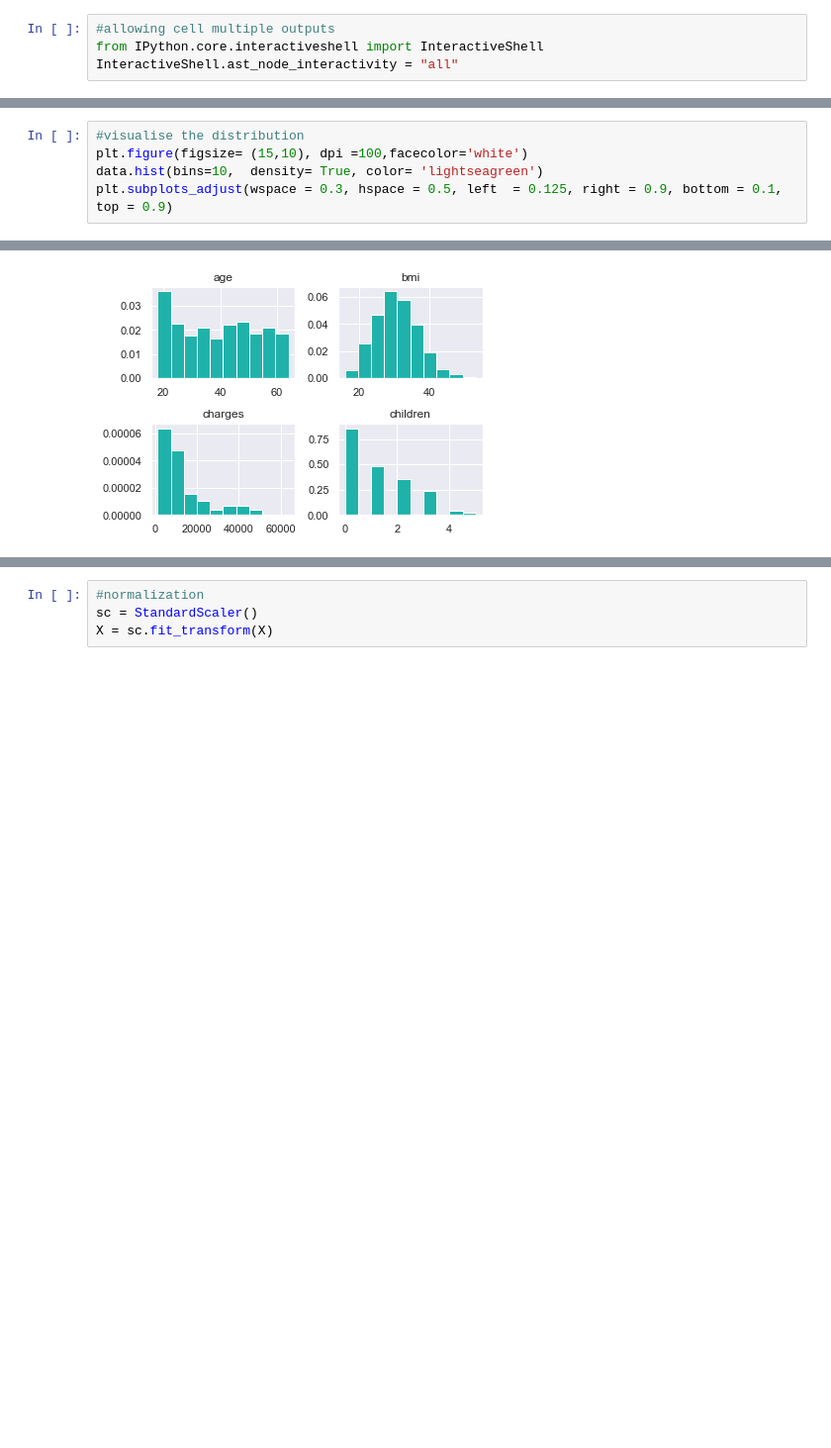
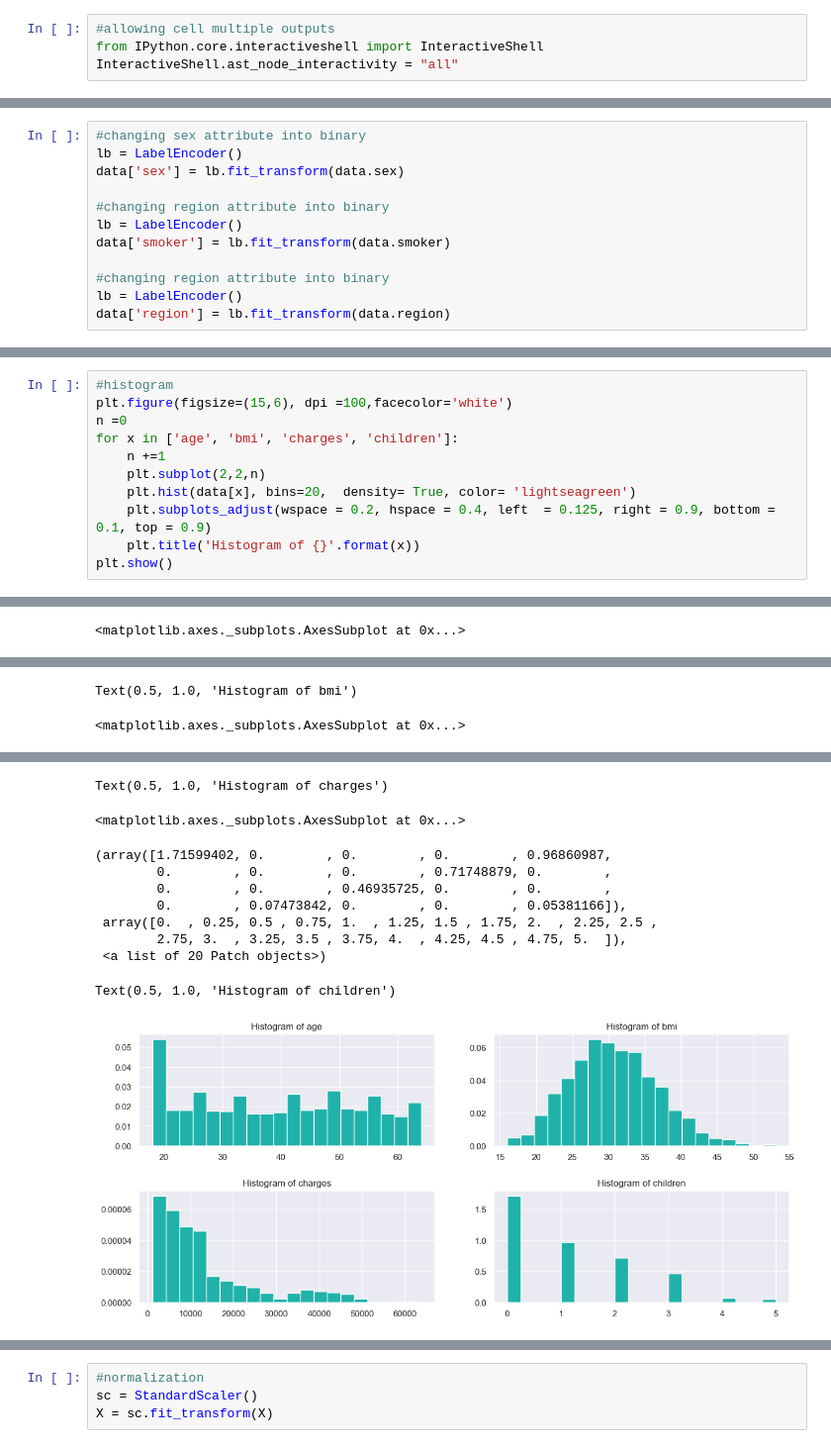
Before and after one commit to Lolpold-T/Health-Insurance-Cost-Prediction--Linear-Regression, a Jupyter notebook: Health Insurance Cost Prediction.ipynb, the cells around one changed output, grey strips where cells are left out. Shown at 99% size. Drawn from its saved outputs; the diff is of its cells as text; blank space fills up the shorter version.

```diff
--- a/Health Insurance Cost Prediction.ipynb
+++ b/Health Insurance Cost Prediction.ipynb
@@ -40,0 +92,12 @@ InteractiveShell.ast_node_interactivity = "all"
+# %%
+#changing sex attribute into binary
+lb = LabelEncoder()
+data['sex'] = lb.fit_transform(data.sex)
+
+#changing region attribute into binary
+lb = LabelEncoder()
+data['smoker'] = lb.fit_transform(data.smoker)
+
+#changing region attribute into binary
+lb = LabelEncoder()
+data['region'] = lb.fit_transform(data.region)
@@ -67,6 +222,12 @@ Name: sex, dtype: int64
 # %%
-#visualise the distribution
-plt.figure(figsize= (15,10), dpi =100,facecolor='white')
-data.hist(bins=10,  density= True, color= 'lightseagreen')
-plt.subplots_adjust(wspace = 0.3, hspace = 0.5, left  = 0.125, right = 0.9, bottom = 0.1, top = 0.9)
+#histogram
+plt.figure(figsize=(15,6), dpi =100,facecolor='white')
+n =0
+for x in ['age', 'bmi', 'charges', 'children']:
+    n +=1
+    plt.subplot(2,2,n)
+    plt.hist(data[x], bins=20,  density= True, color= 'lightseagreen')
+    plt.subplots_adjust(wspace = 0.2, hspace = 0.4, left  = 0.125, right = 0.9, bottom = 0.1, top = 0.9)
+    plt.title('Histogram of {}'.format(x))
+plt.show()
 # %% [output]
@@ -79,0 +244 @@ array([[<matplotlib.axes._subplots.AxesSubplot object at 0x...>,
+<matplotlib.axes._subplots.AxesSubplot at 0x...>
@@ -79,0 +253,2 @@ array([[<matplotlib.axes._subplots.AxesSubplot object at 0x...>,
+Text(0.5, 1.0, 'Histogram of bmi')
+<matplotlib.axes._subplots.AxesSubplot at 0x...>
@@ -80 +267,11 @@ array([[<matplotlib.axes._subplots.AxesSubplot object at 0x...>,
+Text(0.5, 1.0, 'Histogram of charges')
+<matplotlib.axes._subplots.AxesSubplot at 0x...>
+(array([1.71599402, 0.        , 0.        , 0.        , 0.96860987,
+        0.        , 0.        , 0.        , 0.71748879, 0.        ,
+        0.        , 0.        , 0.46935725, 0.        , 0.        ,
+        0.        , 0.07473842, 0.        , 0.        , 0.05381166]),
+ array([0.  , 0.25, 0.5 , 0.75, 1.  , 1.25, 1.5 , 1.75, 2.  , 2.25, 2.5 ,
+        2.75, 3.  , 3.25, 3.5 , 3.75, 4.  , 4.25, 4.5 , 4.75, 5.  ]),
+ <a list of 20 Patch objects>)
+Text(0.5, 1.0, 'Histogram of children')
-[figure, old version]
+[figure, new version]
```
Also changed, not shown: parts of 60 cells of this notebook.
